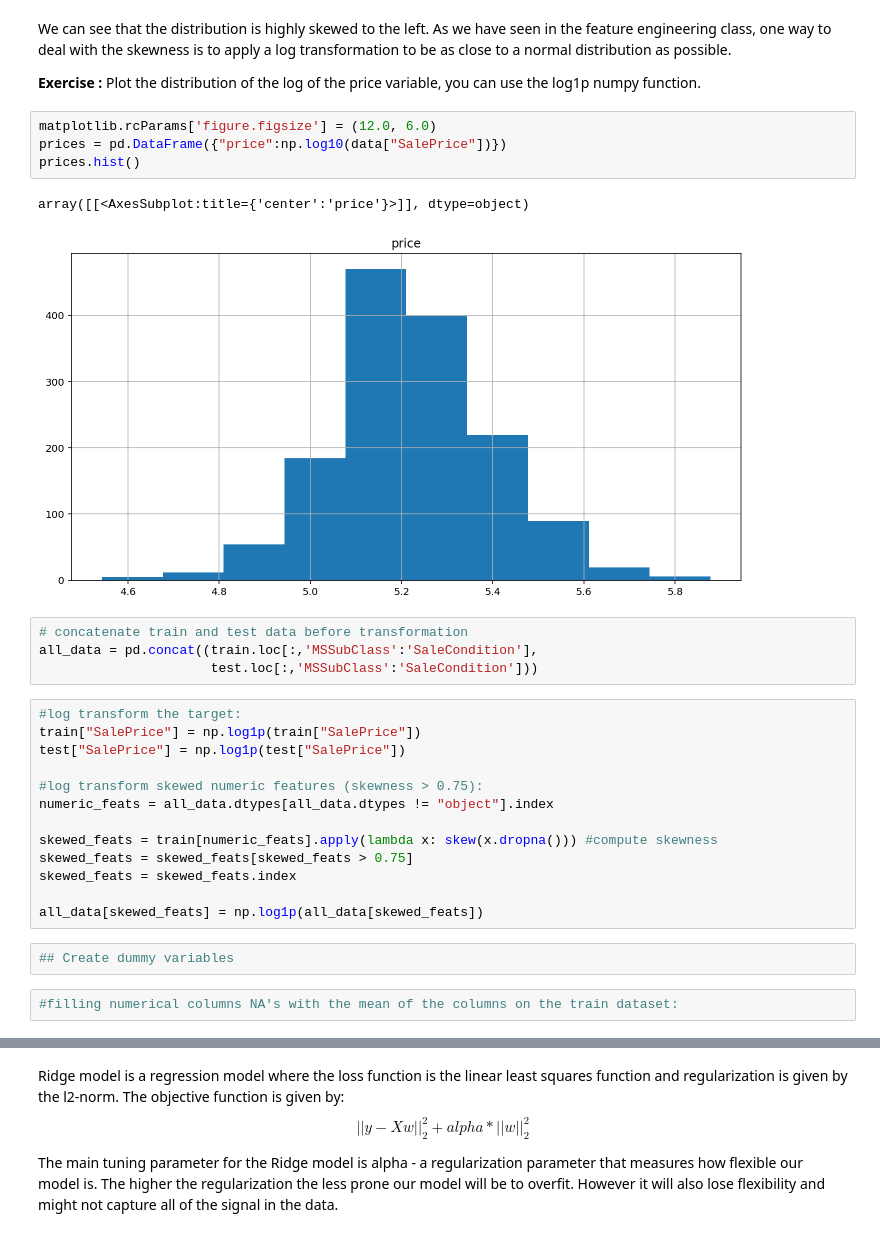
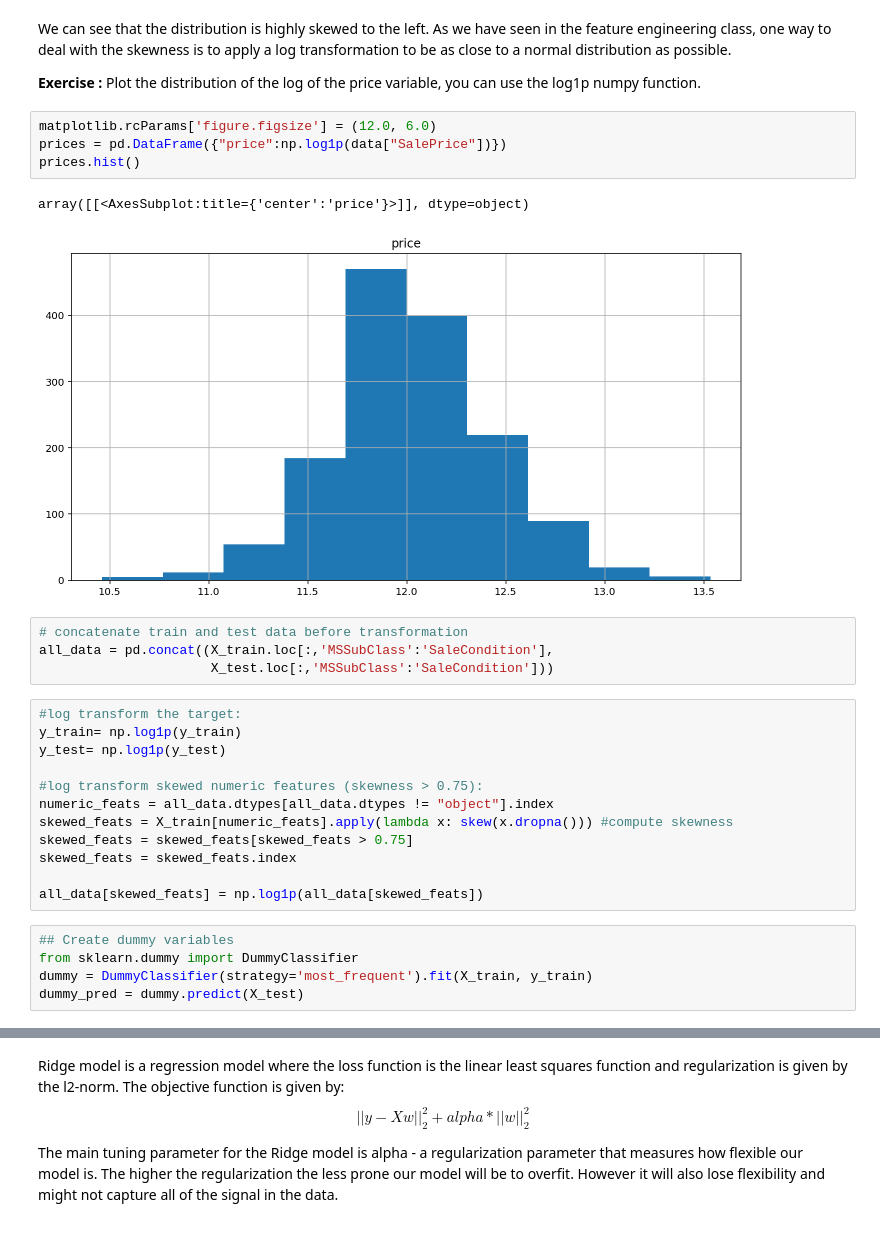
Before and after one commit to Max-la-menace34/Introduction_to_ML, a Jupyter notebook: Tp3/lab 3-3 Regularized linear models-20220601/lab3_regularized_linear_models.ipynb, the cells around one changed output, grey strips where cells are left out. Drawn from its saved outputs; the diff is of its cells as text.

```diff
--- a/Tp3/lab 3-3 Regularized linear models-20220601/lab3_regularized_linear_models.ipynb
+++ b/Tp3/lab 3-3 Regularized linear models-20220601/lab3_regularized_linear_models.ipynb
@@ -87,29 +87,29 @@ We can see that the distribution is highly skewed to the left. As we have seen i
 **Exercise :** Plot the distribution of the log of the price variable, you can use the log1p numpy function.
 # %%
 matplotlib.rcParams['figure.figsize'] = (12.0, 6.0)
-prices = pd.DataFrame({"price":np.log10(data["SalePrice"])})
+prices = pd.DataFrame({"price":np.log1p(data["SalePrice"])})
 prices.hist()
 # %% [output]
 array([[<AxesSubplot:title={'center':'price'}>]], dtype=object)
-[figure, old version]
+[figure, new version]
 # %%
 # concatenate train and test data before transformation
-all_data = pd.concat((train.loc[:,'MSSubClass':'SaleCondition'],
-                      test.loc[:,'MSSubClass':'SaleCondition']))
+all_data = pd.concat((X_train.loc[:,'MSSubClass':'SaleCondition'],
+                      X_test.loc[:,'MSSubClass':'SaleCondition']))
 # %%
 #log transform the target:
-train["SalePrice"] = np.log1p(train["SalePrice"])
-test["SalePrice"] = np.log1p(test["SalePrice"])
+y_train= np.log1p(y_train)
+y_test= np.log1p(y_test)
 
 #log transform skewed numeric features (skewness > 0.75):
 numeric_feats = all_data.dtypes[all_data.dtypes != "object"].index
-
-skewed_feats = train[numeric_feats].apply(lambda x: skew(x.dropna())) #compute skewness
+skewed_feats = X_train[numeric_feats].apply(lambda x: skew(x.dropna())) #compute skewness
 skewed_feats = skewed_feats[skewed_feats > 0.75]
 skewed_feats = skewed_feats.index
 
 all_data[skewed_feats] = np.log1p(all_data[skewed_feats])
-# %%
-## Create dummy variables
-# %%
-#filling numerical columns NA's with the mean of the columns on the train dataset:
+# %%
+## Create dummy variables
+from sklearn.dummy import DummyClassifier
+dummy = DummyClassifier(strategy='most_frequent').fit(X_train, y_train)
+dummy_pred = dummy.predict(X_test)
```
Also changed, not shown: parts of 5 cells of this notebook, 3 other files.
